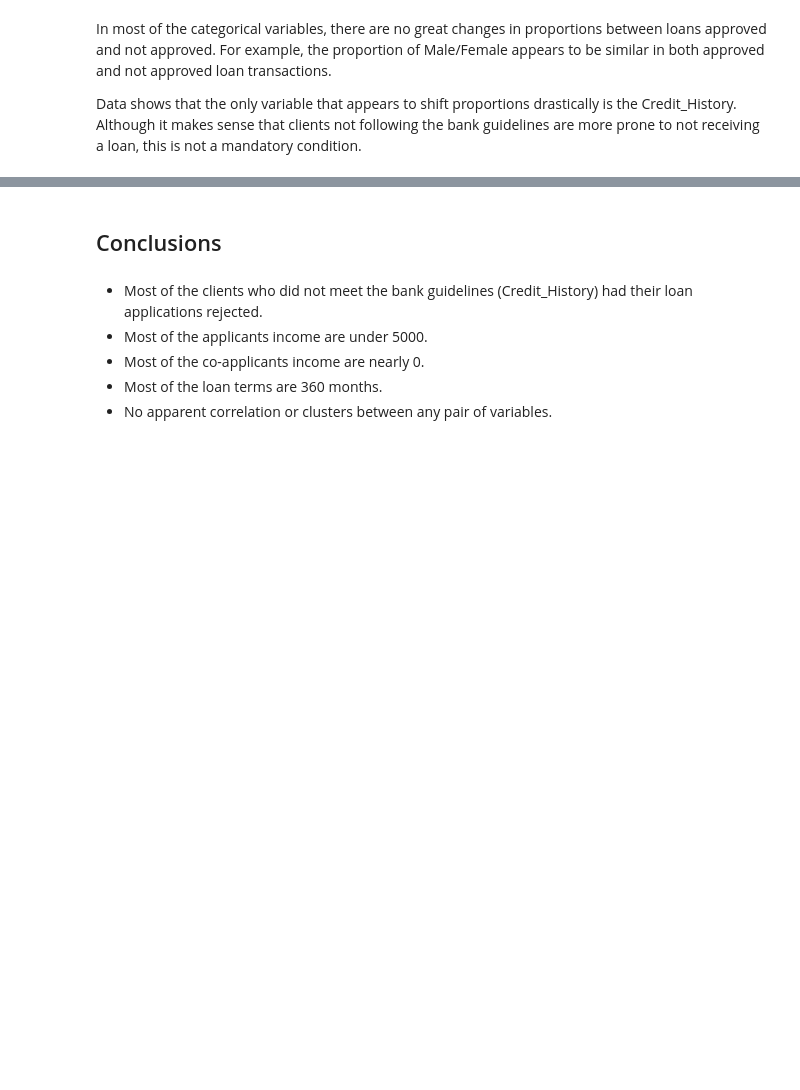
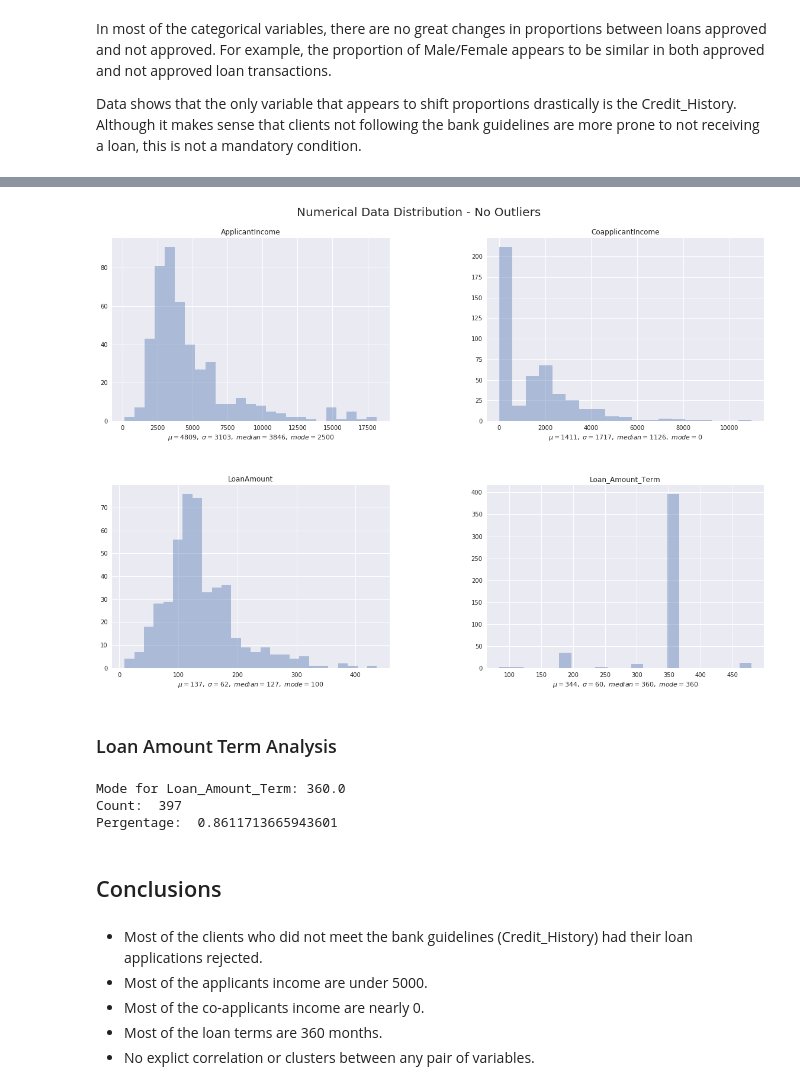
Before and after one commit to lucasthim/loan-prediction, a Jupyter notebook: 01_exploratory_analysis.ipynb, the cells around one changed output, grey strips where cells are left out. Drawn from its saved outputs; the diff is of its cells as text; code cells hidden in the pictures; blank space fills up the shorter version.

```diff
--- a/01_exploratory_analysis.ipynb
+++ b/01_exploratory_analysis.ipynb
@@ -171,0 +184,5 @@ sns.pairplot(df_import_no_nan[numerical_columns + ['Loan_Status']],hue='Loan_Sta
+# %%
+outlier_threshold = 4
+z_score = np.abs(sp.zscore(df_numerical))
+df_numerical_no_outlier = df_numerical[(z_score < outlier_threshold).all(axis=1)]
+df_numerical_no_outlier.describe()
@@ -171,0 +199,19 @@ sns.pairplot(df_import_no_nan[numerical_columns + ['Loan_Status']],hue='Loan_Sta
+# %%
+plot_numerical_distributions(df_numerical_no_outlier,'Numerical Data Distribution - No Outliers')
+# %% [output]
+[figure, added]
+# %% [markdown]
+### Loan Amount Term Analysis
+# %%
+loan_amount_term_mode = df_numerical_no_outlier['Loan_Amount_Term'].mode().values[0]
+print('Mode for Loan_Amount_Term:', loan_amount_term_mode)
+
+loan_amount_term_mode_count = (df_numerical_no_outlier['Loan_Amount_Term'] == loan_amount_term_mode).sum()
+print('Count: ',loan_amount_term_mode_count)
+
+loan_amount_term_mode_percentage = loan_amount_term_mode_count/df_numerical_no_outlier['Loan_Amount_Term'].count()
+print('Pergentage: ',loan_amount_term_mode_percentage)
+# %% [output]
+Mode for Loan_Amount_Term: 360.0
+Count:  397
+Pergentage:  0.8611713665943601
@@ -176,4 +231,4 @@ sns.pairplot(df_import_no_nan[numerical_columns + ['Loan_Status']],hue='Loan_Sta
 - Most of the applicants income are under 5000.
 - Most of the co-applicants income are nearly 0.
 - Most of the loan terms are 360 months.
-- No apparent correlation or clusters between any pair of variables.
+- No explict correlation or clusters between any pair of variables.
```
Also changed, not shown: parts of 13 cells of this notebook, 1 other file.
